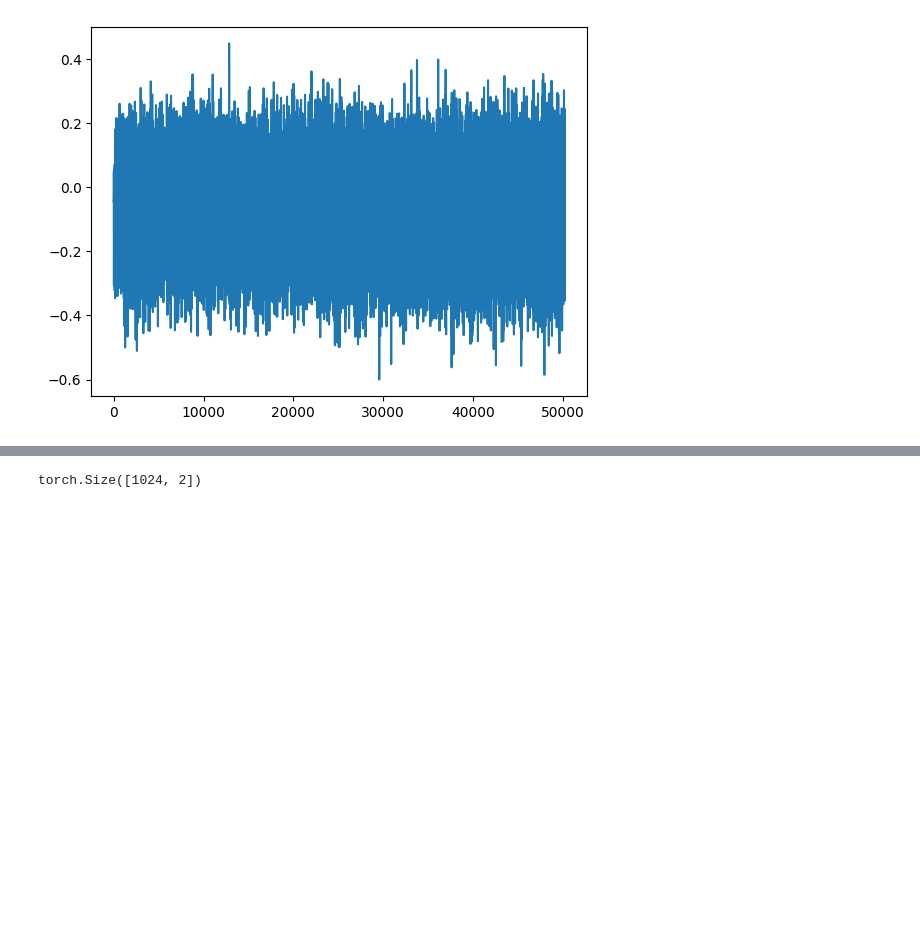
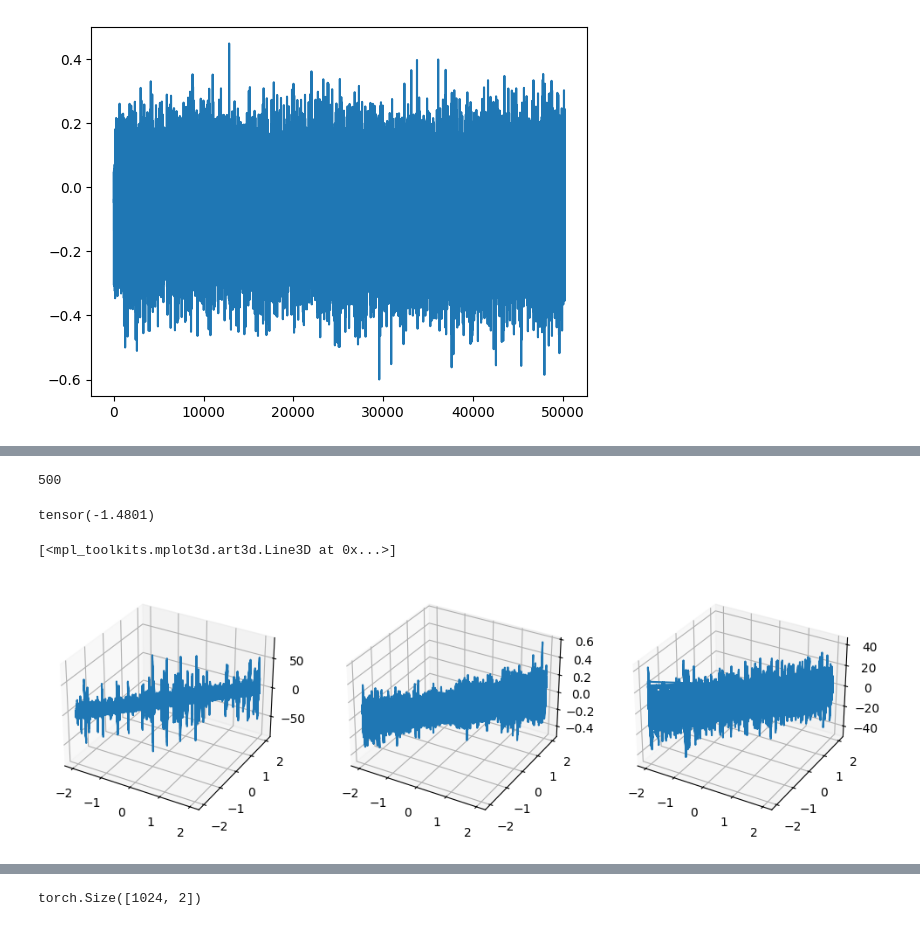
Before and after one commit to uvamsi76/practice_nanogpt, a Jupyter notebook: play2.ipynb, the cells around one changed output, grey strips where cells are left out. Drawn from its saved outputs; the diff is of its cells as text; code cells hidden in the pictures; blank space fills up the shorter version.

```diff
--- a/play2.ipynb
+++ b/play2.ipynb
@@ -80,0 +98,2 @@ plt.plot(sd_hf["transformer.wpe.weight"][:,6])
+# %%
+q,k,v=sd_hf['transformer.h.0.attn.c_attn.weight'].split(768, dim=1)
@@ -80,0 +120,4 @@ plt.plot(sd_hf["transformer.wpe.weight"][:,6])
+# %%
+len(t)
+# %% [output]
+500
@@ -80,0 +126,21 @@ plt.plot(sd_hf["transformer.wpe.weight"][:,6])
+# %%
+q.min()
+# %% [output]
+tensor(-1.4801)
+# %%
+x = np.arange(768)  # Number of columns
+y = np.linspace(-2, 2, 768)  # Number of rows
+X, Y = np.meshgrid(y, y)
+# %%
+i=q@k.T
+# %%
+fig = plt.figure(figsize=(12, 6))
+ax = fig.add_subplot(131, projection='3d')
+ax.plot(y, y, i)
+ax = fig.add_subplot(132, projection='3d')
+ax.plot(y, y, v)
+ax = fig.add_subplot(133, projection='3d')
+ax.plot(y, y, i@v.T)
+# %% [output]
+[<mpl_toolkits.mplot3d.art3d.Line3D at 0x...>]
+[figure, added]
```
Also changed, not shown: parts of 10 cells of this notebook, 1 other file.
